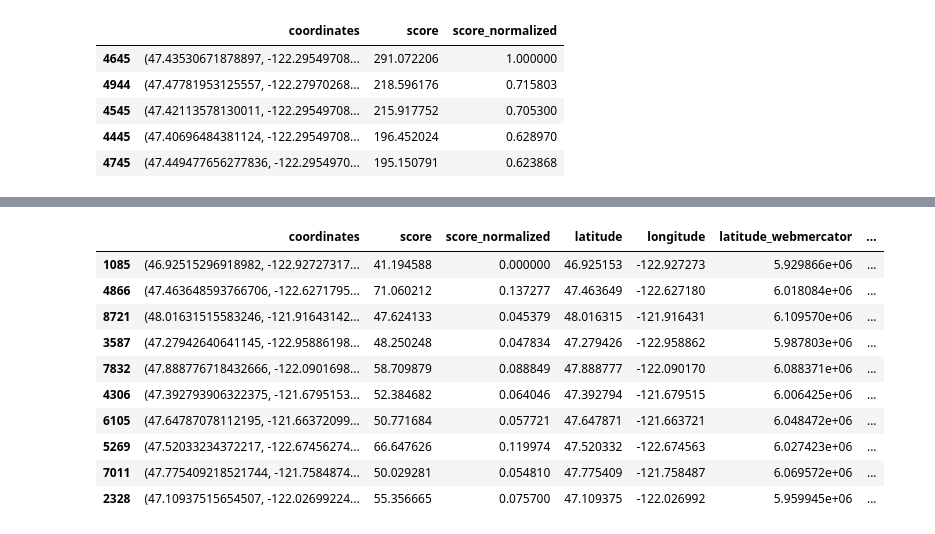
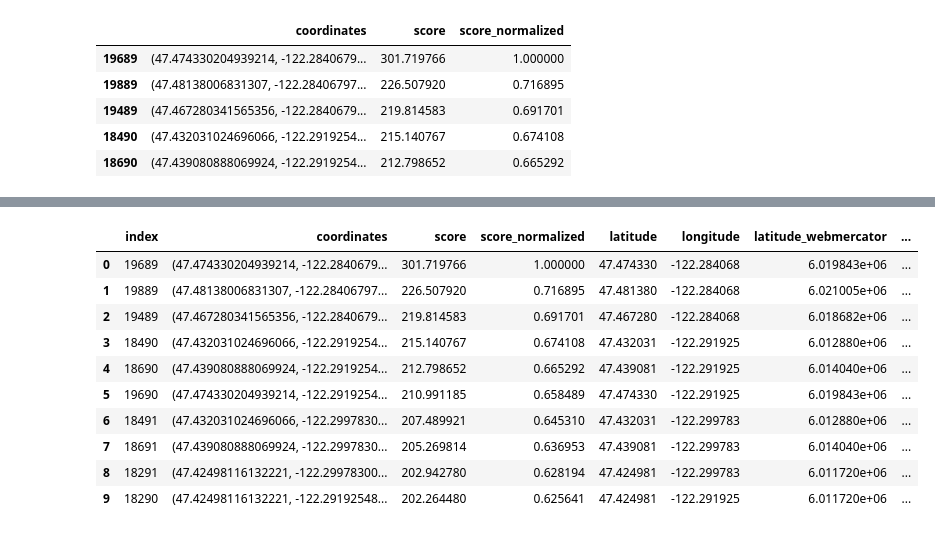
Before and after one commit to aufdemarbeitsmarkt/rossmo_et_ridgway, a Jupyter notebook: rossmo_et_ridgway/main_notebook.ipynb, the cells around one changed output, grey strips where cells are left out. Saved outputs shown, nothing was run; the diff lists cells and outputs as text; code cells hidden in the pictures.

```diff
--- a/rossmo_et_ridgway/main_notebook.ipynb
+++ b/rossmo_et_ridgway/main_notebook.ipynb
@@ -27,5 +41,8 @@ df_disappearances.sample(5)
 # %%
-R = Rossmo(df_disappearances['coordinates'].to_list(), accuracy=100)
+R = Rossmo(
+    df_disappearances['coordinates'].to_list(),
+    accuracy=200
+)
 # %%
 rossmo_results = R.rossmo_results
 # %%
@@ -33,7 +50,7 @@ df_rossmo_results = pd.DataFrame({'coordinates': rossmo_results.keys(), 'score':
 # %%
 df_rossmo_results['score_normalized'] = (
     (df_rossmo_results['score'] - df_rossmo_results['score'].min()) / (df_rossmo_results['score'].max() - df_rossmo_results['score'].min())
-) # * 100
+)
 df_rossmo_results.sample(5)
 # %% [output]
 |  | coordinates | score | score_normalized |
@@ -58,14 +62,14 @@ Name: score, dtype: float64
 # %%
 # set normalized score for score values below q1 to 0.0
-q1 = stats['25%']
-df_rossmo_results.loc[df_rossmo_results['score'] <= q1, ['score_normalized']] = 0.0
+# q1 = stats['25%']
+# df_rossmo_results.loc[df_rossmo_results['score'] <= q1, ['score_normalized']] = 0.0
 # %%
 df_rossmo_results.loc[df_rossmo_results['score_normalized'] > 0].sort_values(by='score_normalized', ascending=False).head(5)
 # %% [output]
 |  | coordinates | score | score_normalized |
-| 4645 | (47.43530671878897, -122.29549708... | 291.072206 | 1.000000 |
-| 4944 | (47.47781953125557, -122.27970268... | 218.596176 | 0.715803 |
-| 4545 | (47.42113578130011, -122.29549708... | 215.917752 | 0.705300 |
-| 4445 | (47.40696484381124, -122.29549708... | 196.452024 | 0.628970 |
-| 4745 | (47.449477656277836, -122.2954970... | 195.150791 | 0.623868 |
+| 19689 | (47.474330204939214, -122.2840679... | 301.719766 | 1.000000 |
+| 19889 | (47.48138006831307, -122.28406797... | 226.507920 | 0.716895 |
+| 19489 | (47.467280341565356, -122.2840679... | 219.814583 | 0.691701 |
+| 18490 | (47.432031024696066, -122.2919254... | 215.140767 | 0.674108 |
+| 18690 | (47.439080888069924, -122.2919254... | 212.798652 | 0.665292 |
 # %%
@@ -130,16 +130,21 @@ Loading BokehJS ...
 [interactive output not drawn]
 [interactive output not drawn]
 # %%
-df_rossmo_results.sample(10)
+top_10 = (
+    df_rossmo_results.loc[df_rossmo_results['score_normalized'] > 0]\
+    .sort_values('score_normalized', ascending=False)[:10]\
+    .reset_index()
+)
+top_10
 # %% [output]
-|  | coordinates | score | score_normalized | latitude | longitude | latitude_webmercator | ... |
-| 1085 | (46.92515296918982, -122.92727317... | 41.194588 | 0.000000 | 46.925153 | -122.927273 | 5.929866e+06 | ... |
-| 4866 | (47.463648593766706, -122.6271795... | 71.060212 | 0.137277 | 47.463649 | -122.627180 | 6.018084e+06 | ... |
-| 8721 | (48.01631515583246, -121.91643142... | 47.624133 | 0.045379 | 48.016315 | -121.916431 | 6.109570e+06 | ... |
-| 3587 | (47.27942640641145, -122.95886198... | 48.250248 | 0.047834 | 47.279426 | -122.958862 | 5.987803e+06 | ... |
-| 7832 | (47.888776718432666, -122.0901698... | 58.709879 | 0.088849 | 47.888777 | -122.090170 | 6.088371e+06 | ... |
-| 4306 | (47.392793906322375, -121.6795153... | 52.384682 | 0.064046 | 47.392794 | -121.679515 | 6.006425e+06 | ... |
-| 6105 | (47.64787078112195, -121.66372099... | 50.771684 | 0.057721 | 47.647871 | -121.663721 | 6.048472e+06 | ... |
-| 5269 | (47.52033234372217, -122.67456274... | 66.647626 | 0.119974 | 47.520332 | -122.674563 | 6.027423e+06 | ... |
-| 7011 | (47.775409218521744, -121.7584874... | 50.029281 | 0.054810 | 47.775409 | -121.758487 | 6.069572e+06 | ... |
-| 2328 | (47.10937515654507, -122.02699224... | 55.356665 | 0.075700 | 47.109375 | -122.026992 | 5.959945e+06 | ... |
+|  | index | coordinates | score | score_normalized | latitude | longitude | latitude_webmercator | ... |
+| 0 | 19689 | (47.474330204939214, -122.2840679... | 301.719766 | 1.000000 | 47.474330 | -122.284068 | 6.019843e+06 | ... |
+| 1 | 19889 | (47.48138006831307, -122.28406797... | 226.507920 | 0.716895 | 47.481380 | -122.284068 | 6.021005e+06 | ... |
+| 2 | 19489 | (47.467280341565356, -122.2840679... | 219.814583 | 0.691701 | 47.467280 | -122.284068 | 6.018682e+06 | ... |
+| 3 | 18490 | (47.432031024696066, -122.2919254... | 215.140767 | 0.674108 | 47.432031 | -122.291925 | 6.012880e+06 | ... |
+| 4 | 18690 | (47.439080888069924, -122.2919254... | 212.798652 | 0.665292 | 47.439081 | -122.291925 | 6.014040e+06 | ... |
+| 5 | 19690 | (47.474330204939214, -122.2919254... | 210.991185 | 0.658489 | 47.474330 | -122.291925 | 6.019843e+06 | ... |
+| 6 | 18491 | (47.432031024696066, -122.2997830... | 207.489921 | 0.645310 | 47.432031 | -122.299783 | 6.012880e+06 | ... |
+| 7 | 18691 | (47.439080888069924, -122.2997830... | 205.269814 | 0.636953 | 47.439081 | -122.299783 | 6.014040e+06 | ... |
+| 8 | 18291 | (47.42498116132221, -122.29978300... | 202.942780 | 0.628194 | 47.424981 | -122.299783 | 6.011720e+06 | ... |
+| 9 | 18290 | (47.42498116132221, -122.29192548... | 202.264480 | 0.625641 | 47.424981 | -122.291925 | 6.011720e+06 | ... |
```
Also changed, not shown: parts of 9 cells of this notebook.
